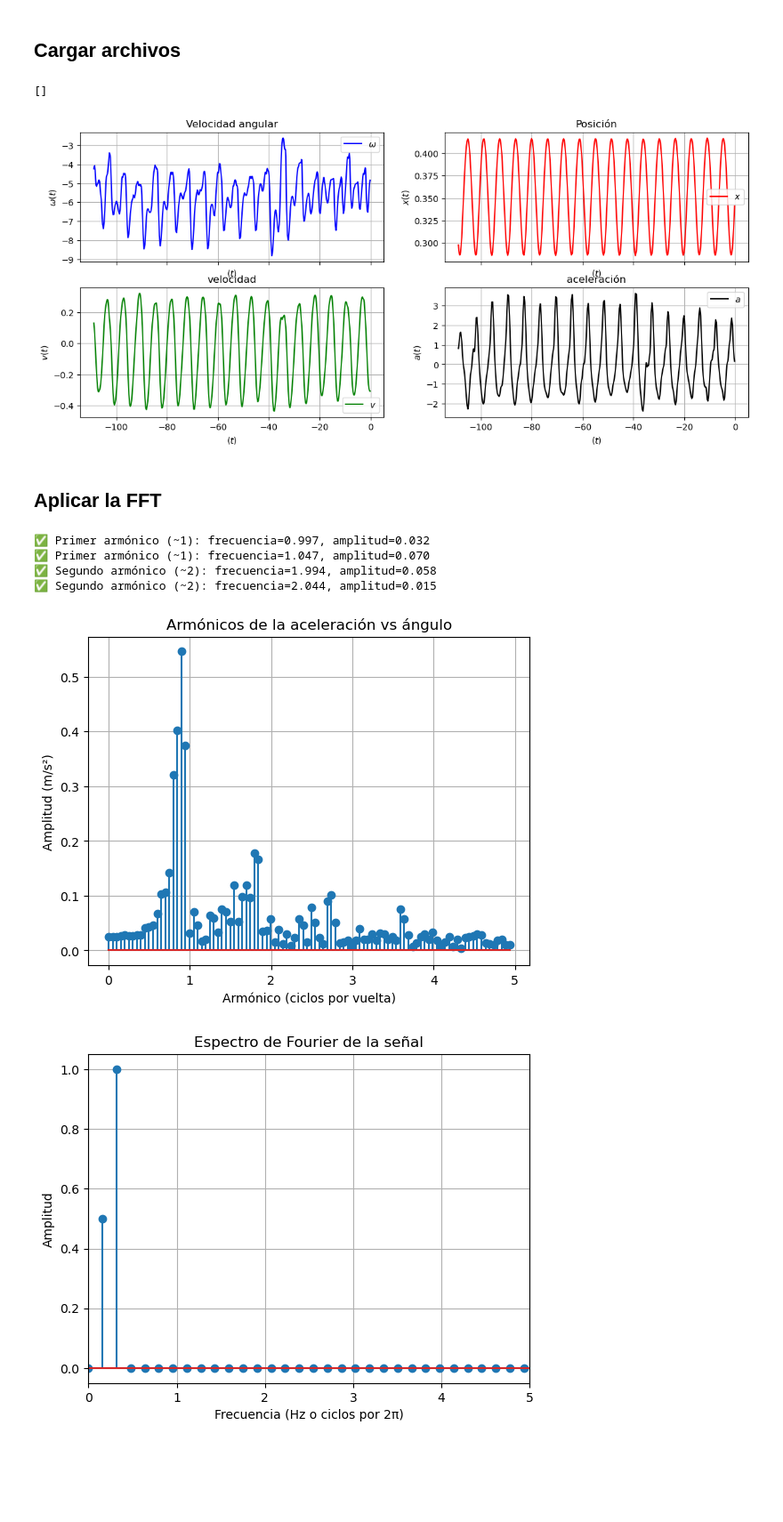
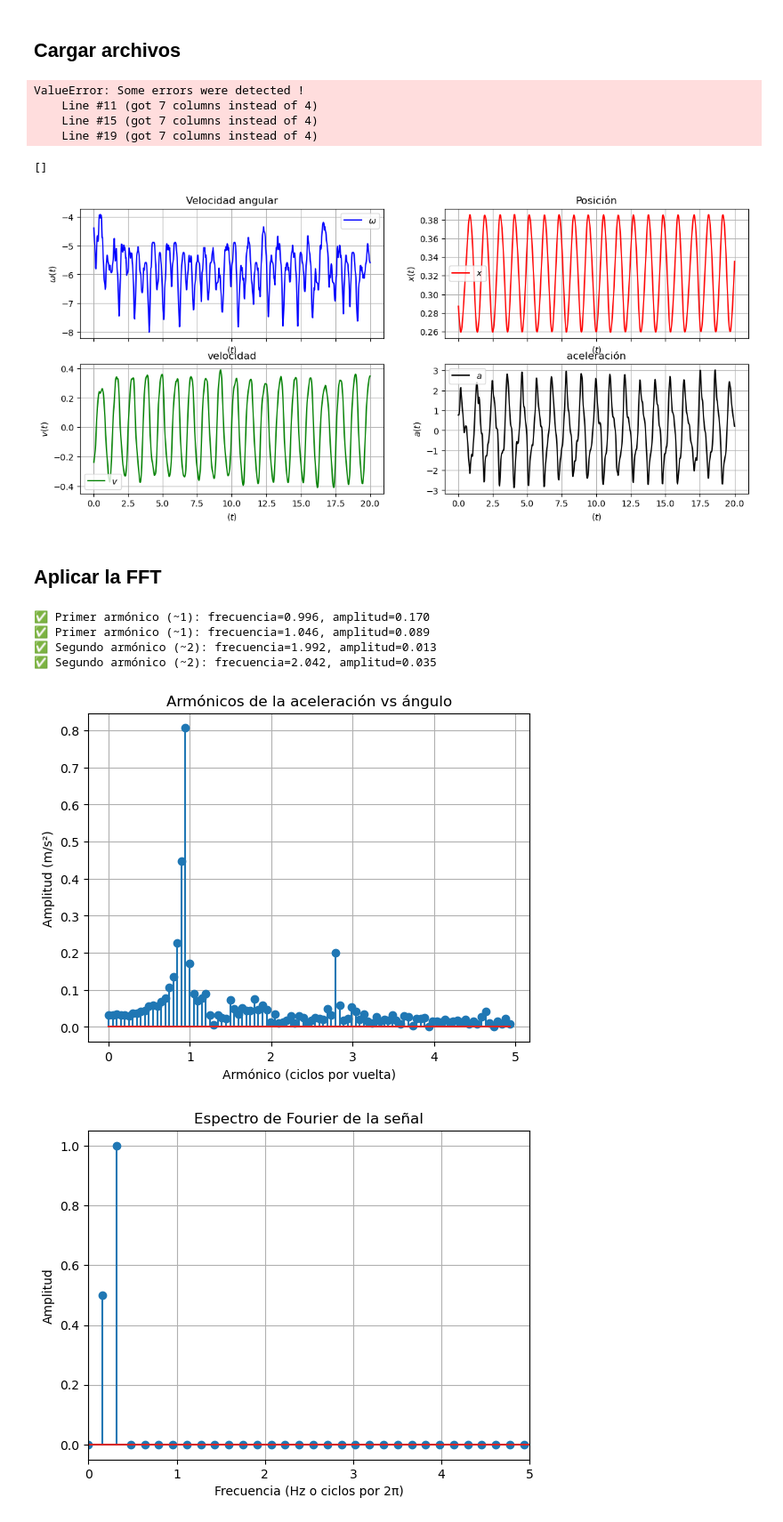
Before and after one commit to alonso121198/DFT-UTEC, a Jupyter notebook: cálculos.ipynb, the cells around one changed output. Shown at 89% size. Saved outputs shown, nothing was run; the diff lists cells and outputs as text; code cells hidden in the pictures; blank space fills up the shorter version.

```diff
--- a/cálculos.ipynb
+++ b/cálculos.ipynb
@@ -60,52 +6,57 @@ plt.show()
 # %% [markdown]
 ## Cargar archivos
 # %%
-data = np.genfromtxt("./experimento-biela-manivela/datos-biela-manivela.txt", skip_header=3)
+data = np.genfromtxt("../Datos-medidos/1era-medida-muestreo100.txt", skip_header=7)
 # Separar columnas
 tiempo = data[:, 0]
 angulo = data[:, 1]
-vel_ang = data[:, 2]
+vel_ang = data[:,2]
 acel_ang = data[:, 3]
 posicion = data[:, 4]
 vel = data[:, 5]
 acel = data[:, 6]
+# %% [output]
+ValueError: Some errors were detected !
+    Line #11 (got 7 columns instead of 4)
+    Line #15 (got 7 columns instead of 4)
+    Line #19 (got 7 columns instead of 4)
 # %%
 # Graficar
 fig, axs = plt.subplots(2, 2, figsize=(14, 6), sharex=True)
 
-axs[0,0].plot(angulo, vel_ang, color='blue',label=r"$\omega$")
+axs[0,0].plot(tiempo, vel_ang, color='blue',label=r"$\omega$")
 axs[0,0].set_ylabel(r'$\omega(t)$')
 axs[0,0].set_xlabel(r'$(t)$')
 axs[0,0].legend()
 axs[0,0].grid()
 axs[0,0].set_title(r'Velocidad angular')
 
-axs[0,1].plot(angulo, posicion, color='red',label=r"$x$")
+axs[0,1].plot(tiempo, posicion, color='red',label=r"$x$")
 axs[0,1].set_ylabel(r'$x(t)$')
 axs[0,1].set_xlabel(r'$(t)$')
 axs[0,1].legend()
 axs[0,1].grid()
 axs[0,1].set_title(r'Posición')
 
-axs[1,0].plot(angulo, vel, color='green',label=r"$v$")
+axs[1,0].plot(tiempo, vel, color='green',label=r"$v$")
 axs[1,0].set_ylabel(r'$v(t)$')
 axs[1,0].set_xlabel(r'$(t)$')
 axs[1,0].legend()
 axs[1,0].grid()
 axs[1,0].set_title(r'velocidad')
 
-axs[1,1].plot(angulo, acel, color='black',label=r"$a$")
+axs[1,1].plot(tiempo, acel, color='black',label=r"$a$")
 axs[1,1].set_ylabel(r'$a(t)$')
 axs[1,1].set_xlabel(r'$(t)$')
 axs[1,1].legend()
 axs[1,1].grid()
 axs[1,1].set_title(r'aceleración')
 
 
 plt.plot()
 # %% [output]
 []
-[figure, old version]
+[figure, new version]
 # %% [markdown]
 ## Aplicar la FFT
 # %%
@@ -132,7 +83,7 @@ fft_result = np.fft.fft(accel_uniform)
 amplitudes = np.abs(fft_result) / N_uniform
 frequencies = np.fft.fftfreq(N_uniform, d=(theta_uniform[1] - theta_uniform[0]))
 
-# 👇 Aquí insertás el código para detectar armónicos
+# Aquí insertás el código para detectar armónicos
 for i, (freq, amp) in enumerate(zip(frequencies[:N_uniform//2], amplitudes[:N_uniform//2])):
     if np.isclose(freq, 1.0, atol=0.05):
         print(f"✅ Primer armónico (~1): frecuencia={freq:.3f}, amplitud={amp:.3f}")
@@ -148,11 +99,11 @@ plt.title("Armónicos de la aceleración vs ángulo")
 plt.grid(True)
 plt.show()
 # %% [output]
-✅ Primer armónico (~1): frecuencia=0.997, amplitud=0.032
-✅ Primer armónico (~1): frecuencia=1.047, amplitud=0.070
-✅ Segundo armónico (~2): frecuencia=1.994, amplitud=0.058
-✅ Segundo armónico (~2): frecuencia=2.044, amplitud=0.015
+✅ Primer armónico (~1): frecuencia=0.996, amplitud=0.170
+✅ Primer armónico (~1): frecuencia=1.046, amplitud=0.089
+✅ Segundo armónico (~2): frecuencia=1.992, amplitud=0.013
+✅ Segundo armónico (~2): frecuencia=2.042, amplitud=0.035
-[figure, old version]
+[figure, new version]
 # %%
 import numpy as np
 import matplotlib.pyplot as plt
```
Also changed, not shown: parts of 2 cells of this notebook, 2 other files.
